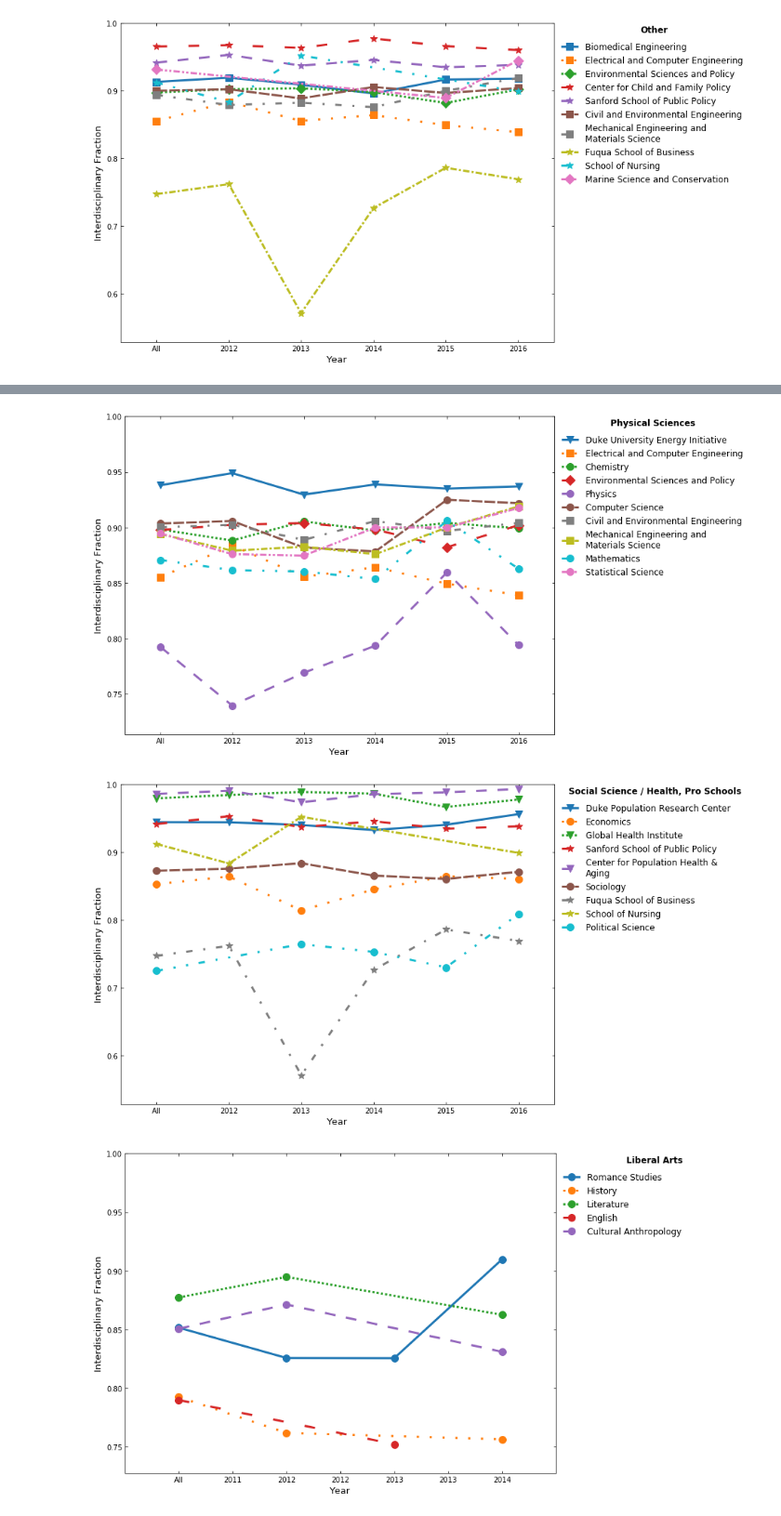
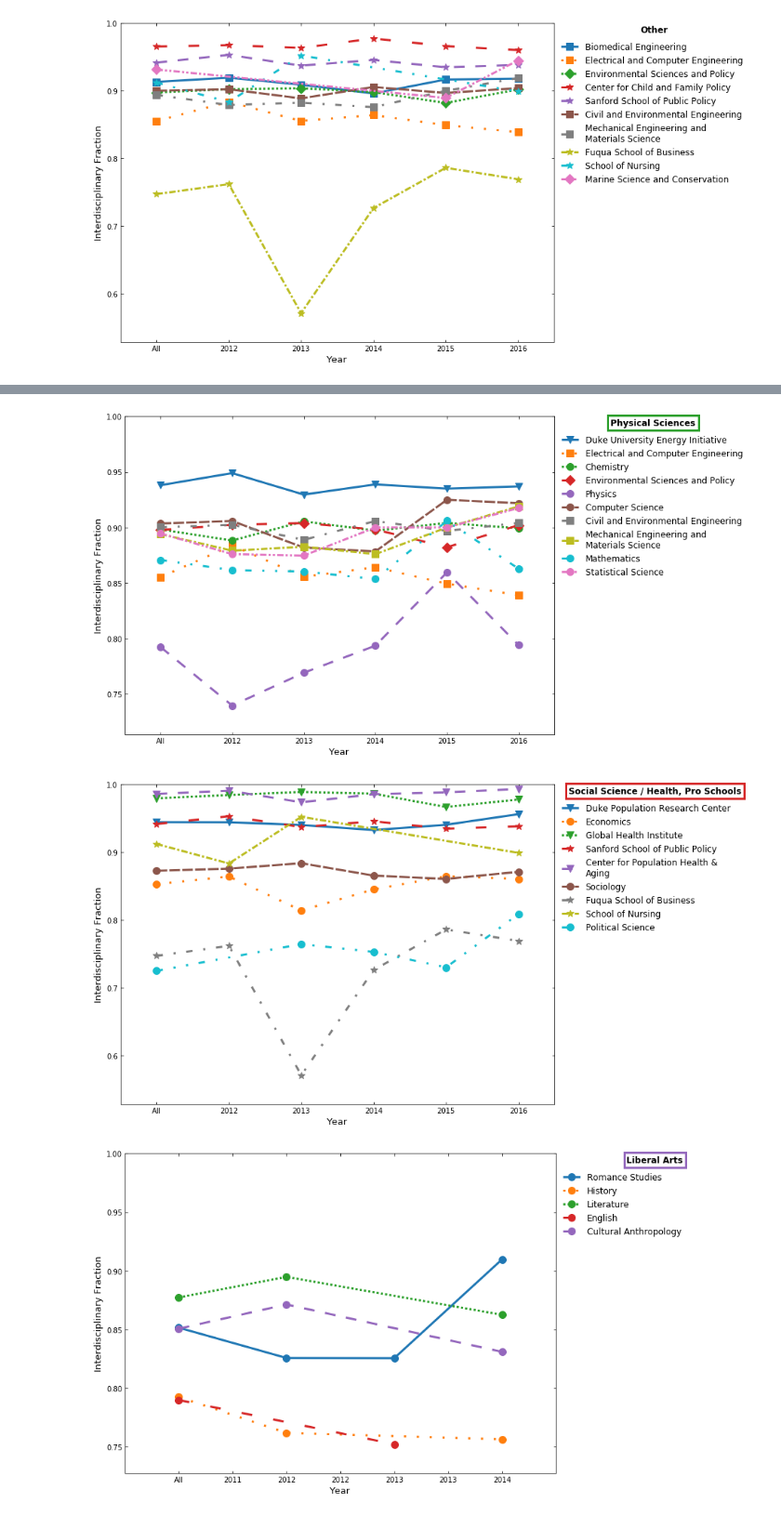
Before and after one commit to mepland/vis_challenge_2018, a Jupyter notebook: graph/graph.ipynb, the cells around one changed output, grey strips where cells are left out. Shown at 93% size. Saved outputs shown, nothing was run; the diff lists cells and outputs as text; code cells hidden in the pictures.

Commit message:
added color coding to communities frac plots

```diff
--- a/graph/graph.ipynb
+++ b/graph/graph.ipynb
@@ -306,6 +306,7 @@ community_nicknames = {
 }
 # %%
 ## As matplotlib tables, with color coded headers
+community_colors = {}
 for community in sorted(df_communities.Community.unique()):
     df_community = df_communities[df_communities['Community']==community]
     cell_text = []
@@ -317,11 +318,11 @@ for community in sorted(df_communities.Community.unique()):
 
     cell_text.sort(key = operator.itemgetter(1, 0))
 
-    color_tuple = color_str_to_tuple(node_to_color[first_n])
+    community_colors[community]=color_str_to_tuple(node_to_color[first_n])
 
     plt.axis('off')
     the_table = plt.table(cellText=cell_text,colLabels=[("Community %d: %s" % (community,community_nicknames[community])),"School"],
-              colColours=[color_tuple,color_tuple],
+              colColours=[community_colors[community],community_colors[community]],
               loc='center')
     the_table.scale(3,3)
     the_table.auto_set_font_size(False)
@@ -616,7 +617,7 @@ def gen_plot_components(orgs_to_plot,df):
         plot_components.append([org,xaxis_values,yaxis_values,real_school])
     return plot_components
 # %%
-def plot_frac(title,m_path,plot_components):
+def plot_frac(title,m_path,plot_components,title_color='none'):
     safe_title = title.replace(" ", "_").replace("'", "").replace("\"", "").replace("&", "and").replace("/", "slash")
     fig = plt.figure("frac_plot "+safe_title)
     fig.set_size_inches(13, 7) # x, y inches
@@ -673,7 +674,8 @@ def plot_frac(title,m_path,plot_components):
     frac_leg.get_frame().set_facecolor('white')
 
     ann_text = "%s" % (title)
-    plt.figtext(0.851, 0.946, ann_text, size='large', ha='center',fontweight='bold')
+    plt.figtext(0.851, 0.946, ann_text, size='large', ha='center',fontweight='bold',
+                bbox=dict(facecolor='none', edgecolor=title_color, linewidth=3))
 
     fig.tight_layout()
     make_path(m_path)
@@ -720,5 +722,5 @@ for community in communities_to_plot:
 
     # generate components and plot them
     plot_components = gen_plot_components(orgs_to_plot,df_community)
-    plot_frac(community_nicknames[community],frac_plots_path+"communities/",plot_components)
+    plot_frac(community_nicknames[community],frac_plots_path+"communities/",plot_components,community_colors[community])
 # %% [output]
@@ -727,3 +729,3 @@ for community in communities_to_plot:
-[figure, old version]
+[figure, new version]
-[figure, old version]
+[figure, new version]
-[figure, old version]
+[figure, new version]
```
Also changed, not shown: parts of 1 cell of this notebook.
